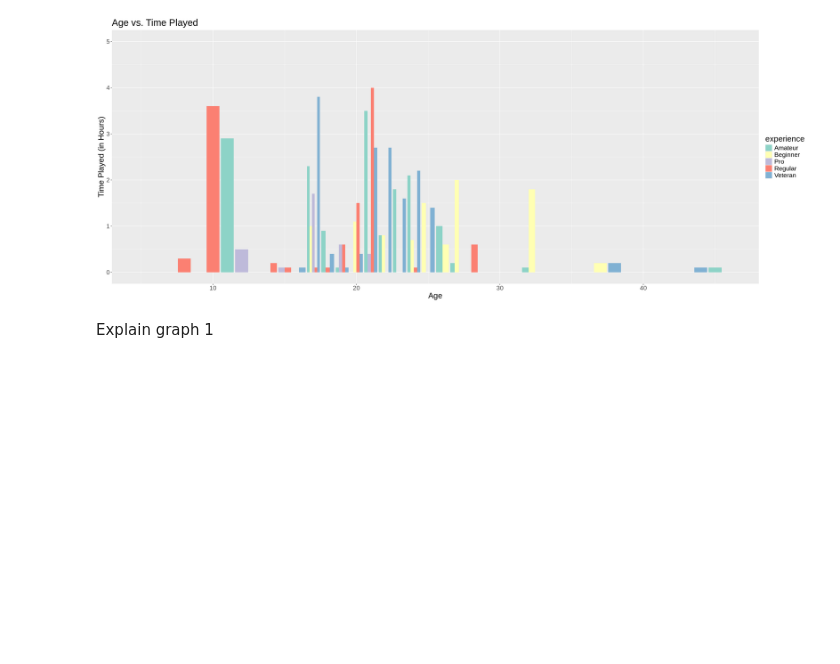
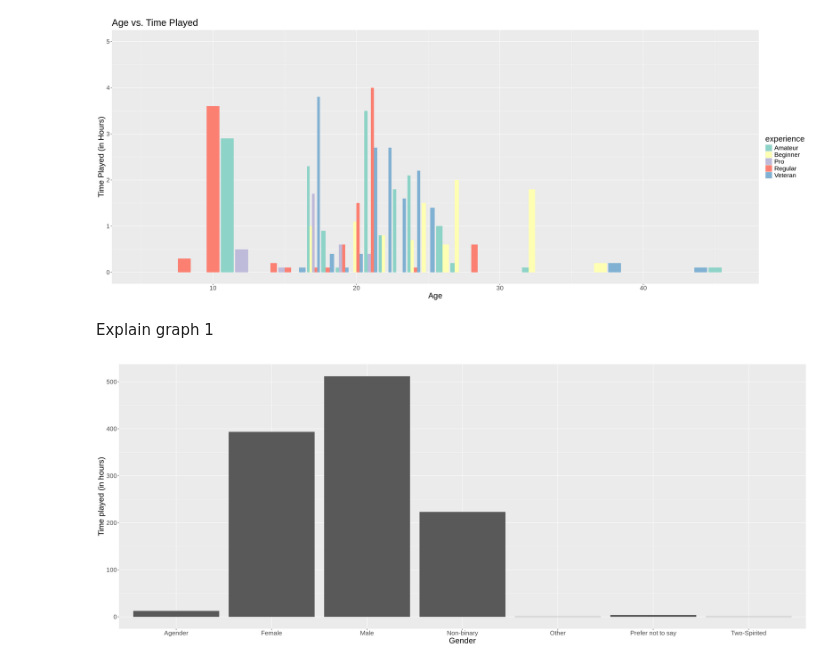
Before and after one commit to liambaldin/DSCI-100-Project-Planning-Stage, a Jupyter notebook: New_Project_Planning.ipynb, the cells around one changed output. Saved outputs shown, nothing was run; the diff lists cells and outputs as text; code cells hidden in the pictures; blank space fills up the shorter version.

Commit message:
New visualizations were added

```diff
--- a/New_Project_Planning.ipynb
+++ b/New_Project_Planning.ipynb
@@ -97,3 +128,11 @@ Warning message:
 [figure]
 # %% [markdown]
 Explain graph 1
+# %%
+gender_plot <- ggplot(players_relevant, aes(x = gender, y = played_hours)) +
+                geom_bar(stat = "identity") +
+                labs(x = "Gender", y = "Time played (in hours)") +
+                theme(text = element_text(size=20))
+gender_plot
+# %% [output]
+[figure, added]
```
Also changed, not shown: parts of 9 cells of this notebook.
